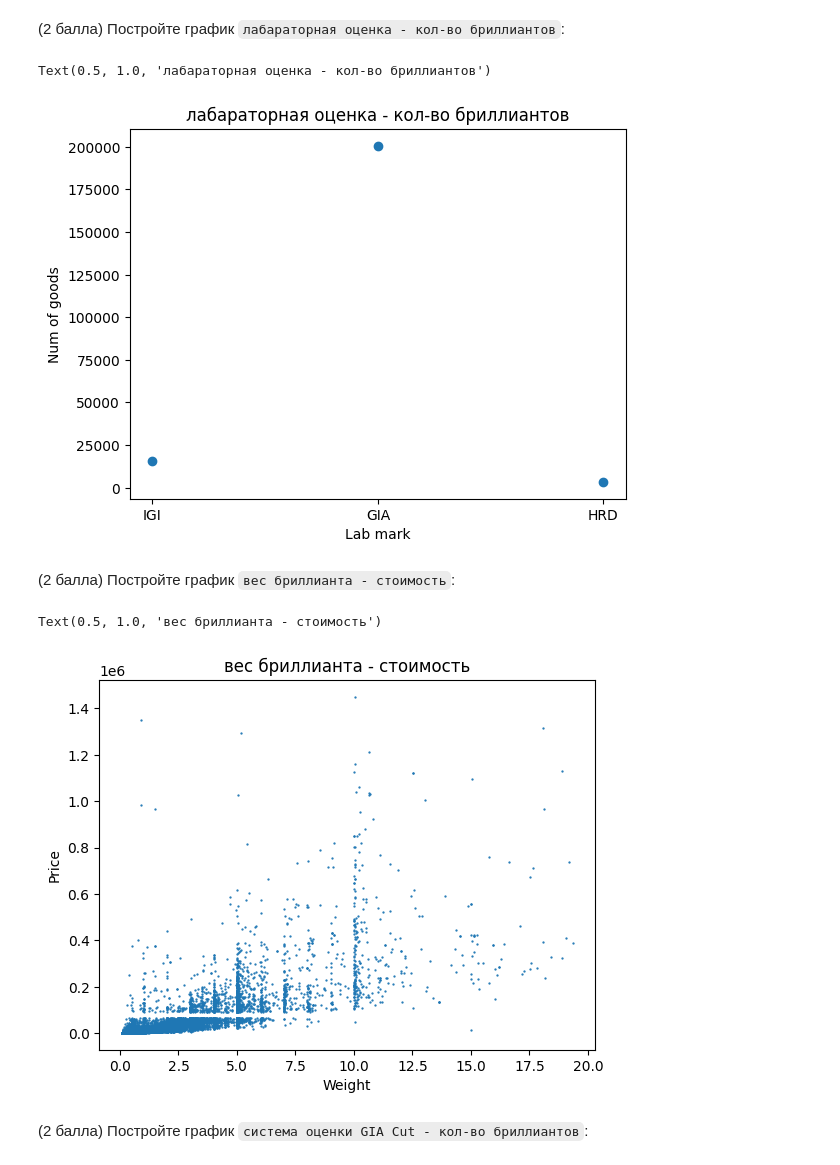
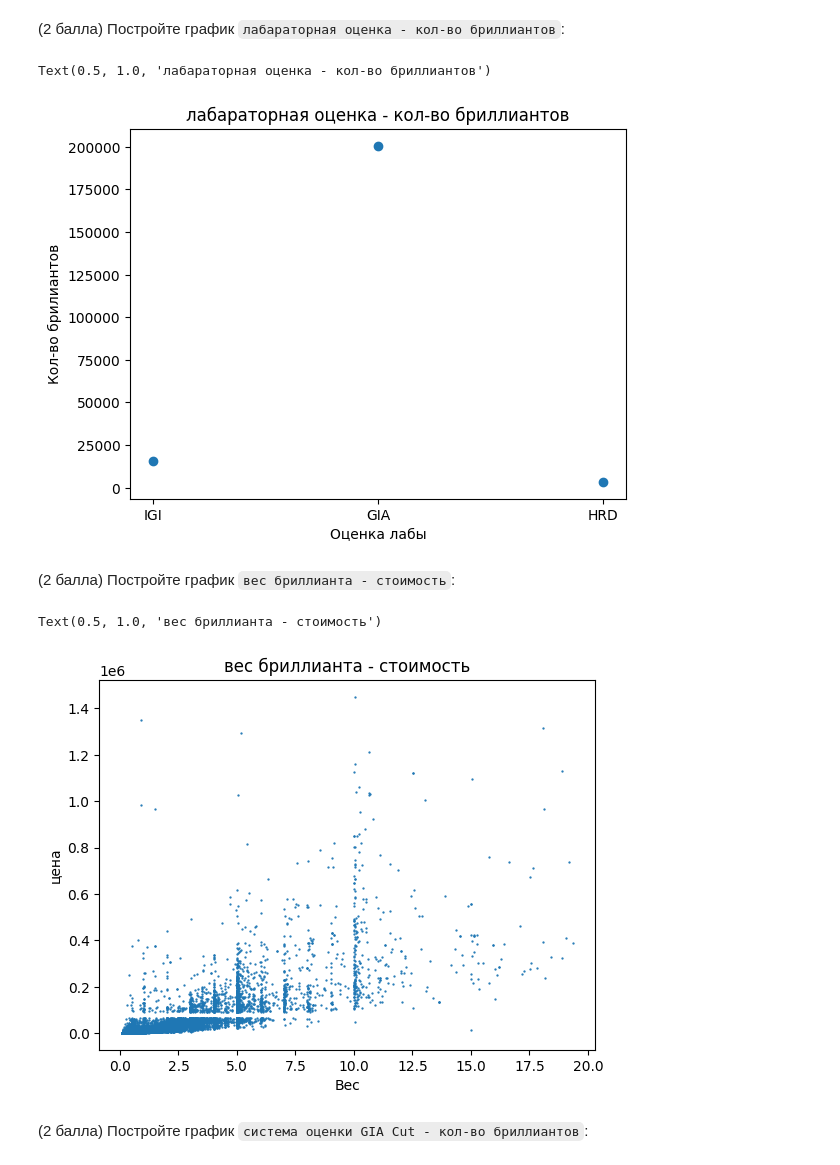
Before and after one commit to 193Toster/google-colab, a Jupyter notebook: Another_copy_of_lab_work.ipynb, the cells around one changed output. Cells and saved outputs as stored; diff of their text form; code cells hidden in the pictures.

```diff
--- a/Another_copy_of_lab_work.ipynb
+++ b/Another_copy_of_lab_work.ipynb
@@ -429,28 +429,28 @@ Text(0.5, 1.0, 'цвет бриллианта - стоимость')
 # %%
 labs = {*diamonds['lab']}
 goods = {}
 for i in labs:
   goods[i] = 0
   for item in diamonds['lab']:
     if item == i:
       goods[i] += 1
 plt.scatter(goods.keys(), goods.values())
-plt.xlabel("Lab mark")
-plt.ylabel("Num of goods")
+plt.xlabel("Оценка лабы")
+plt.ylabel("Кол-во брилиантов")
 plt.title('лабараторная оценка - кол-во бриллиантов')
 # %% [output]
 Text(0.5, 1.0, 'лабараторная оценка - кол-во бриллиантов')
-[figure, old version]
+[figure, new version]
 # %% [markdown]
 (2 балла) Постройте график `вес бриллианта - стоимость`:
 # %%
 plt.scatter([*diamonds['carat_weight']], [*diamonds['total_sales_price']], 0.4)
-plt.xlabel("Weight")
-plt.ylabel("Price")
+plt.xlabel("Вес")
+plt.ylabel("цена")
 plt.title('вес бриллианта - стоимость')
 # %% [output]
 Text(0.5, 1.0, 'вес бриллианта - стоимость')
-[figure, old version]
+[figure, new version]
 # %% [markdown]
 (2 балла) Постройте график `система оценки GIA Cut - кол-во бриллиантов`:
 # %%
```
Also changed, not shown: parts of 2 cells of this notebook.
